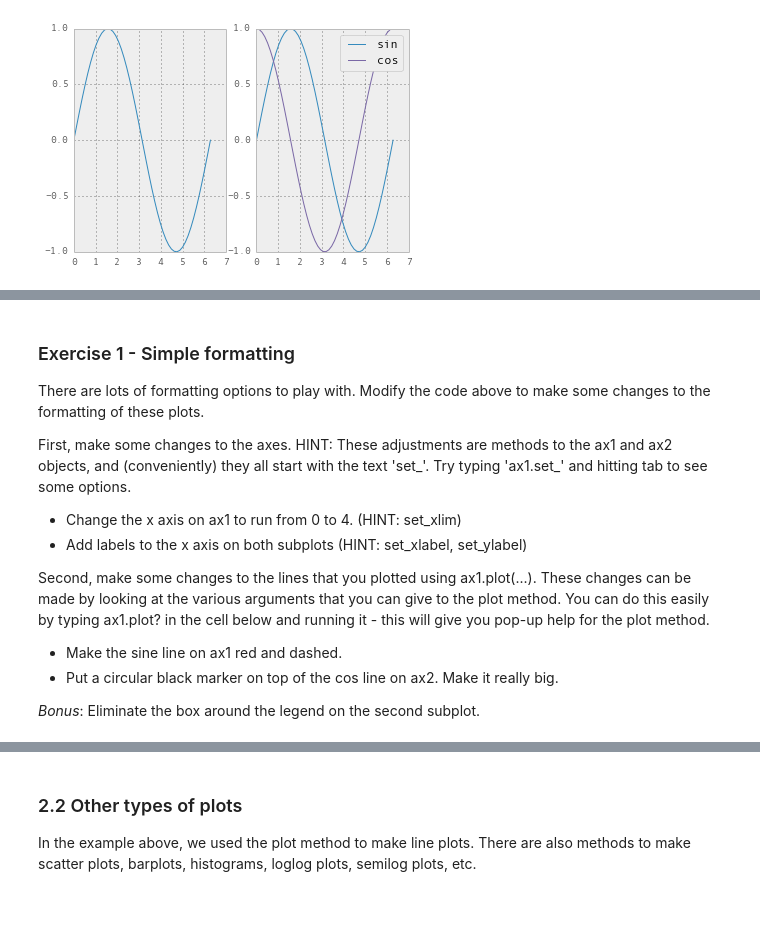
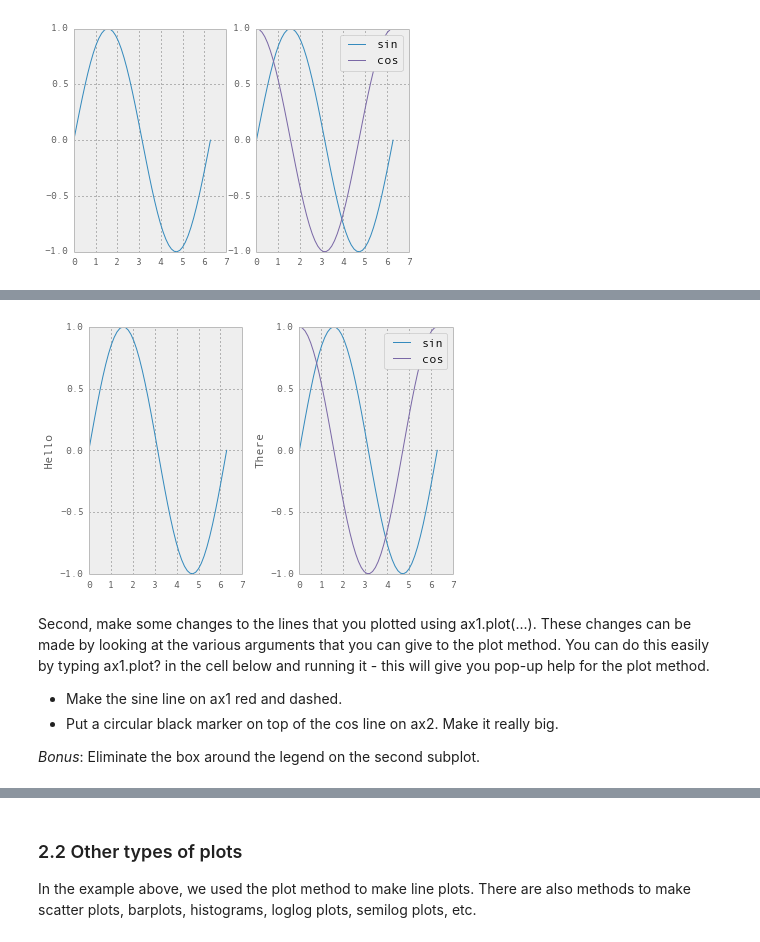
Before and after one commit to swcarpentry/2014-03-17-ucb, a Jupyter notebook: lessons/jk-python/matplotlib-full.ipynb, the cells around one changed output, grey strips where cells are left out. Drawn from its saved outputs; the diff is of its cells as text; code cells hidden in the pictures; blank space fills up the shorter version.

Commit message:
Finished the matplotlib tutorial, added more object-oriented programming stuff...hopefully it's not too confusing

```diff
--- a/lessons/jk-python/matplotlib-full.ipynb
+++ b/lessons/jk-python/matplotlib-full.ipynb
@@ -119,16 +131,29 @@ __remember__ - Everything is an object.  When we created the above plot, we firs
+# %%
+# First, create an empty figure with 2 subplots
+# The arguments (1, 2) indicate 1 row and 2 cols
+fig, (ax1, ax2) = plt.subplots(1, 2)
+
+# Next, put one line on the first axis and both lines on the second axis
+# - On the second axes, add a legend to distinguish the two lines
+ax1.plot(x, y1)
+ax1.set_ylabel('Hello')
+ax2.set_ylabel('There')
+
+# Notice that I can assign the output of "plot" to a variable.
+# This is the "line object" referring to the line we just drew.
+# IMPORTANT: 'plot' actually returns a *list* of line objects, even if there is
+# only 1. So you can get it with l1[0]
+lines1 = ax2.plot(x, y1, label='sin')  # The labels are what appear in the legend
+lines2 = ax2.plot(x, y2, label='cos')
+l1 = lines1[0]
+l2 = lines2[0]
+ax2.legend()
+
+# The function 'tight_layout' is useful for making sure that plots don't overlap
+plt.tight_layout()
+# %% [output]
+[figure, added]
 # %% [markdown]
-### Exercise 1 - Simple formatting
-
-There are lots of formatting options to play with. Modify the code above to make some changes to the
-formatting of these plots.
-
-First, make some changes to the axes. HINT: These adjustments are methods to the ax1 and ax2 objects,
-and (conveniently) they all start with the text 'set_'. Try typing 'ax1.set_' and hitting tab to
-see some options.
-
-* Change the x axis on ax1 to run from 0 to 4. (HINT: set_xlim)
-* Add labels to the x axis on both subplots (HINT: set_xlabel, set_ylabel)
-
 Second, make some changes to the lines that you plotted using ax1.plot(...). These changes can be made
 by looking at the various arguments that you can give to the plot method. You can do this easily by
 typing ax1.plot? in the cell below and running it - this will give you pop-up help for the plot method.
```
Also changed, not shown: parts of 18 cells of this notebook.
